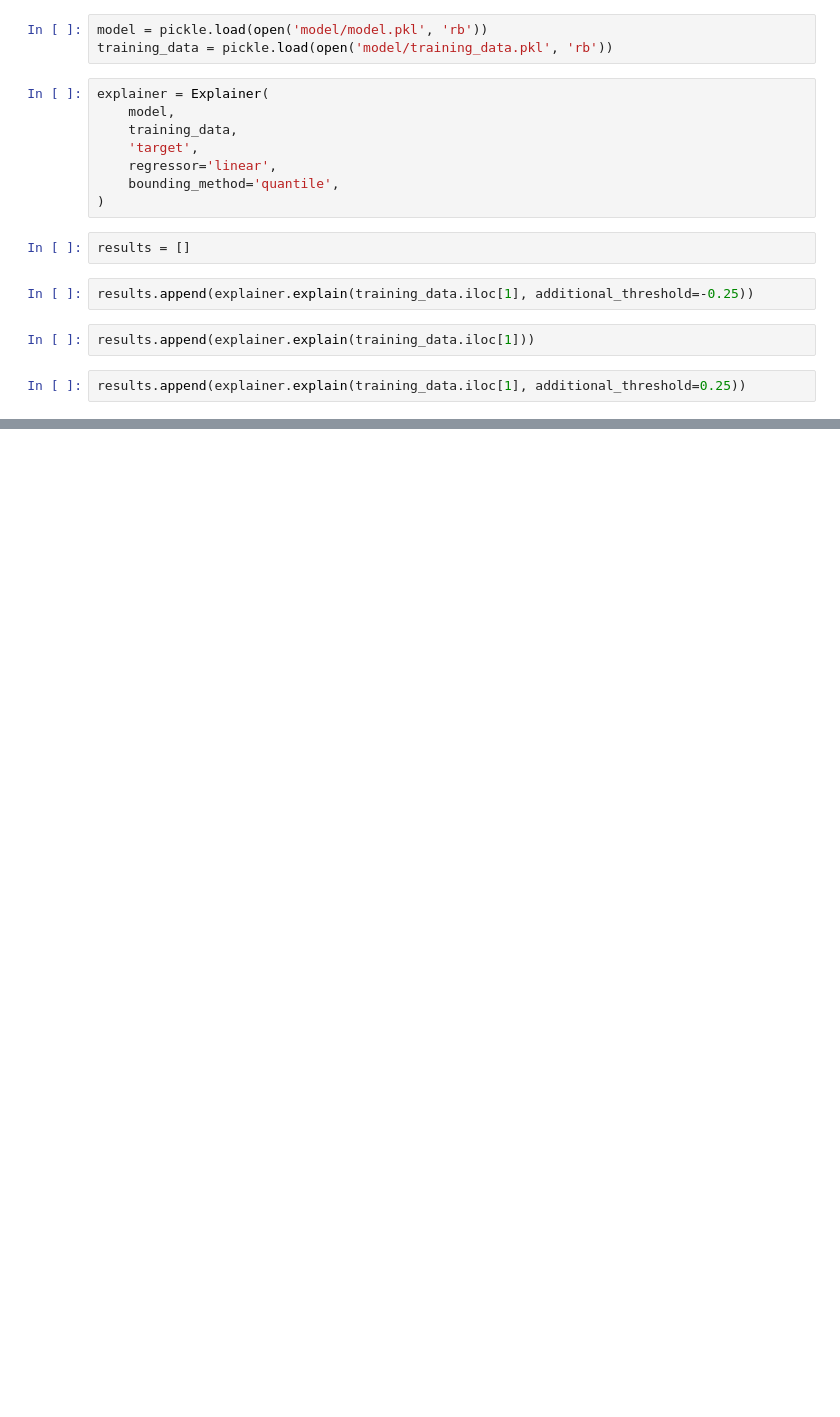
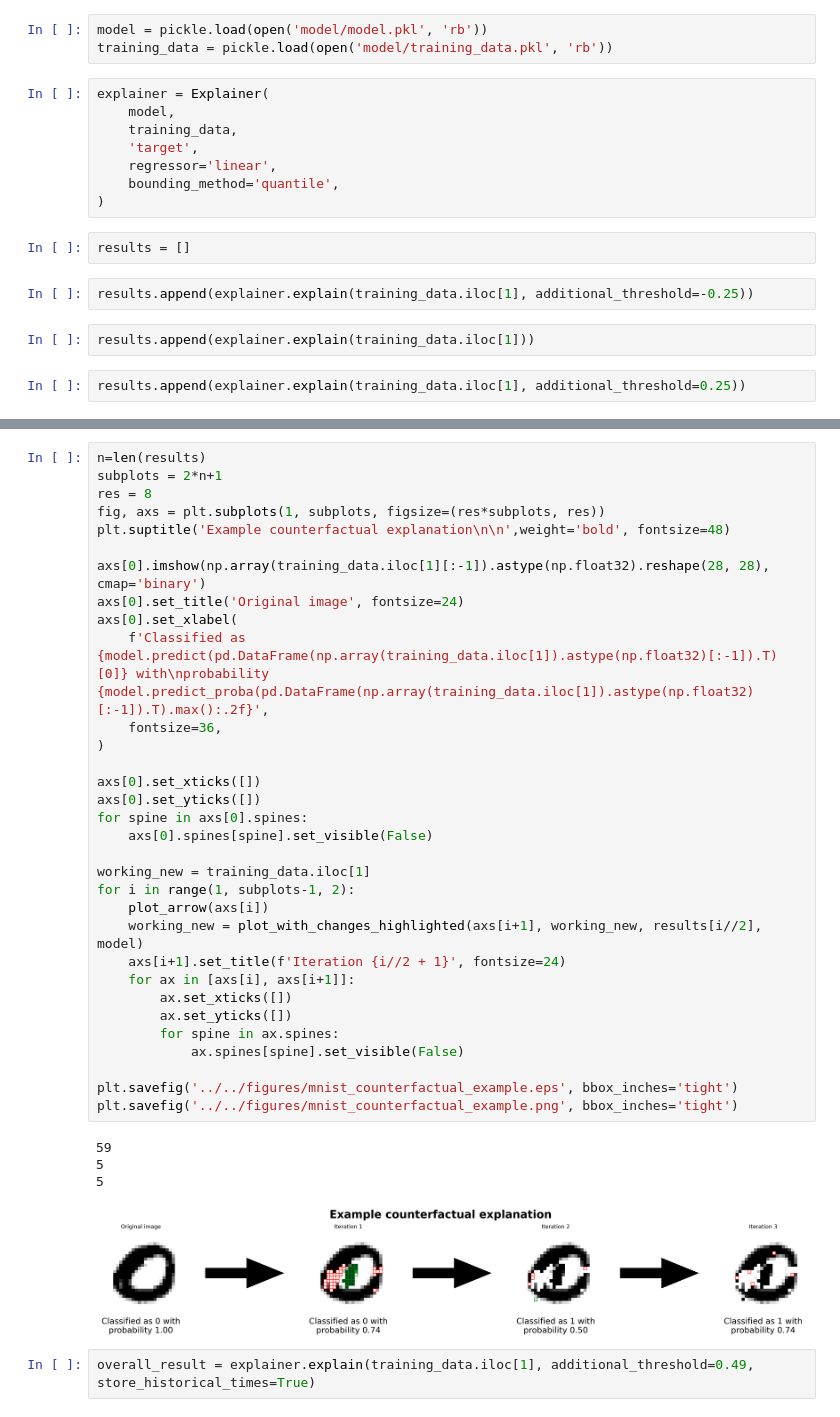
Before and after one commit to JoshanParmar/TuneableCounterfactuals, a Jupyter notebook: evaluations/mnist/qualitative_evaluations.ipynb, the cells around one changed output, grey strips where cells are left out. Saved outputs shown, nothing was run; the diff lists cells and outputs as text; blank space fills up the shorter version.

```diff
--- a/evaluations/mnist/qualitative_evaluations.ipynb
+++ b/evaluations/mnist/qualitative_evaluations.ipynb
@@ -88,0 +102,39 @@ plt.show()
+# %%
+n=len(results)
+subplots = 2*n+1
+res = 8
+fig, axs = plt.subplots(1, subplots, figsize=(res*subplots, res))
+plt.suptitle('Example counterfactual explanation\n\n',weight='bold', fontsize=48)
+
+axs[0].imshow(np.array(training_data.iloc[1][:-1]).astype(np.float32).reshape(28, 28), cmap='binary')
+axs[0].set_title('Original image', fontsize=24)
+axs[0].set_xlabel(
+    f'Classified as {model.predict(pd.DataFrame(np.array(training_data.iloc[1]).astype(np.float32)[:-1]).T)[0]} with\nprobability {model.predict_proba(pd.DataFrame(np.array(training_data.iloc[1]).astype(np.float32)[:-1]).T).max():.2f}',
+    fontsize=36,
+)
+
+axs[0].set_xticks([])
+axs[0].set_yticks([])
+for spine in axs[0].spines:
+    axs[0].spines[spine].set_visible(False)
+
+working_new = training_data.iloc[1]
+for i in range(1, subplots-1, 2):
+    plot_arrow(axs[i])
+    working_new = plot_with_changes_highlighted(axs[i+1], working_new, results[i//2], model)
+    axs[i+1].set_title(f'Iteration {i//2 + 1}', fontsize=24)
+    for ax in [axs[i], axs[i+1]]:
+        ax.set_xticks([])
+        ax.set_yticks([])
+        for spine in ax.spines:
+            ax.spines[spine].set_visible(False)
+
+plt.savefig('../../figures/mnist_counterfactual_example.eps', bbox_inches='tight')
+plt.savefig('../../figures/mnist_counterfactual_example.png', bbox_inches='tight')
+# %% [output]
+59
+5
+5
+[figure, added]
+# %%
+overall_result = explainer.explain(training_data.iloc[1], additional_threshold=0.49, store_historical_times=True)
```
Also changed, not shown: parts of 13 cells of this notebook, 44 other files.
